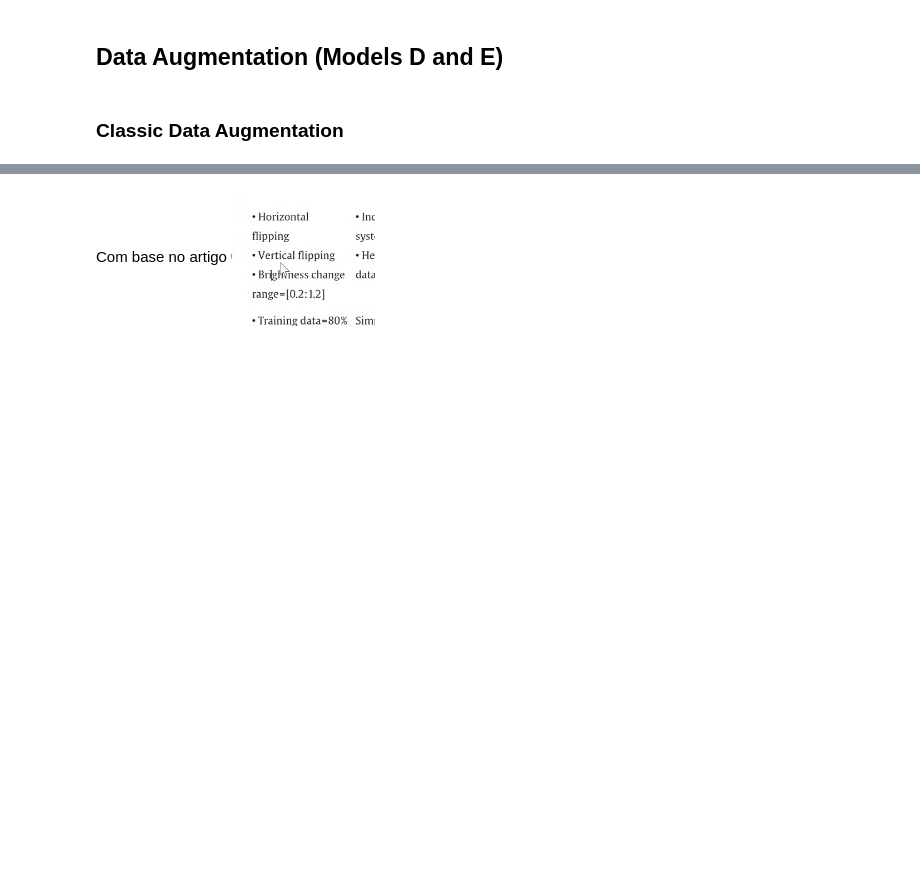
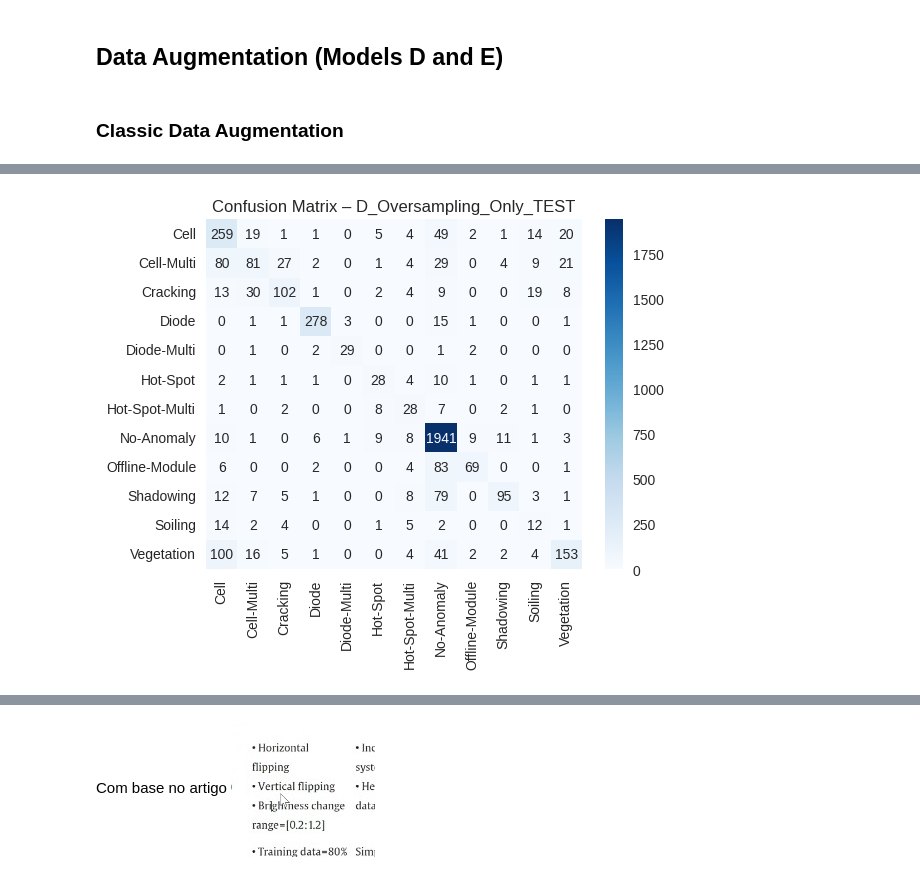
Before and after one commit to FM11pp3/VC_0312, a Jupyter notebook: [Final Version] [M.EGI026] Assignment 2.ipynb, the cells around one changed output, grey strips where cells are left out. Cells and saved outputs as stored; diff of their text form; code cells hidden in the pictures; blank space fills up the shorter version.

```diff
--- a/[Final Version] [M.EGI026] Assignment 2.ipynb
+++ b/[Final Version] [M.EGI026] Assignment 2.ipynb
@@ -1228,0 +1322,8 @@ def test_saved_model(model_key, num_classes):
+# %%
+dfD= build_dataset_D(
+    df=full_train_df,
+    rare_classes=RARE_CLASSES,
+    target_rare_count=TARGET_RARE_COUNT
+)
+
+print("✔️ dfD_oversampling_only DataFrame created.")
@@ -1228,0 +1340,12 @@ def test_saved_model(model_key, num_classes):
+# %%
+def make_loader_D(df, transform_real, transform_aug, batch_size=128, sampler=None):
+    return DataLoader(
+        PVMDataset_ModelD(df, transform_real, transform_aug),
+        batch_size=batch_size,
+        shuffle=(sampler is None),
+        sampler=sampler,
+        num_workers=2,
+        pin_memory=True
+    )
+
+print("✔️ make_loader_D function defined.")
@@ -1228,0 +1509,69 @@ def test_saved_model(model_key, num_classes):
+# %%
+def test_model_D(model_path, num_classes=len(classes_map), model_key='D'):
+    print(f"\n📥 Loading saved model for TEST: {model_path}")
+
+    # Load model
+    model = NetworkCNN(num_classes).to(DEVICE)
+    model.load_state_dict(torch.load(model_path, map_location=DEVICE))
+    model.eval()
+
+    # Prepare test_df for Model D, which is essentially the same as Model C for evaluation
+    # but we need to ensure the transform path is correct for make_loader_D
+    test_df_for_D = make_dataset_C(final_test_df) # Model D is also 12-class classification
+    test_df_for_D['synthetic'] = False # Add the 'synthetic' column and set it to False for test data
+
+    # For testing, no augmentation is applied, so transform_aug will also be test_transform
+    test_loader = make_loader_D(test_df_for_D, test_transform, test_transform, batch_size=128)
+    mapping = map_classes(model_key)
+
+    # Loop de teste com tqdm
+    preds, trues = [], []
+    with torch.no_grad():
+        for x, y in tqdm(test_loader, desc="Testing", leave=False):
+            x = x.to(DEVICE)
+            logits = model(x)
+
+            if num_classes == 1:
+                y_pred = (torch.sigmoid(logits).view(-1) >= 0.5).long()
+            else:
+                y_pred = logits.argmax(1)
+
+            preds.extend(y_pred.cpu().numpy())
+            trues.extend(y.numpy())
+
+    # Calcular métricas
+    preds = np.array(preds)
+    trues = np.array(trues)
+    acc = accuracy_score(trues, preds)
+    f1m = f1_score(trues, preds, average="macro", zero_division=0)
+    f1w = f1_score(trues, preds, average="weighted", zero_division=0)
+
+    print(f"📊 {model_key}_TEST — Acc={acc:.3f} | F1-Macro={f1m:.3f} | F1-Weighted={f1w:.3f}")
+
+    # Confusion matrix + relatório
+    cm = confusion_matrix(trues, preds)
+    plt.figure(figsize=(6, 5))
+    sns.heatmap(cm, annot=True, fmt="d", cmap="Blues",
+                xticklabels=list(mapping.values()),
+                yticklabels=list(mapping.values()))
+    plt.title(f"Confusion Matrix – {model_key}_TEST")
+    plt.tight_layout()
+    plt.savefig(METRICS_DIR / f"cm_{model_key}_TEST.png")
+    plt.show()
+    plt.close()
+
+    # Guardar métricas em CSV
+    metrics = {
+        "accuracy": acc,
+        "f1_macro": f1m,
+        "f1_weighted": f1w
+    }
+    pd.DataFrame([metrics]).to_csv(METRICS_DIR / f"test_{model_key}.csv", index=False)
+
+    return metrics
+
+
+# Test the trained Model D
+resD = test_model_D(pathD, num_classes=num_classes_C, model_key='D_Oversampling_Only')
+print(resD)
+# %% [output]
@@ -1228,0 +1580 @@ def test_saved_model(model_key, num_classes):
+[figure, added]
```
Also changed, not shown: parts of 80 cells of this notebook.
